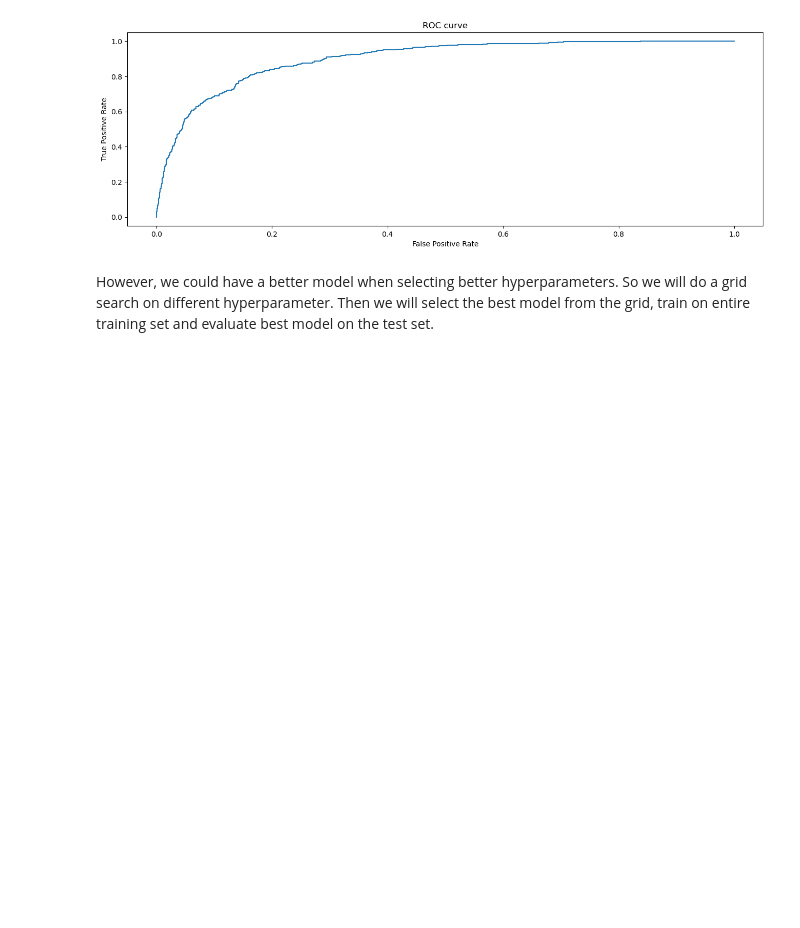
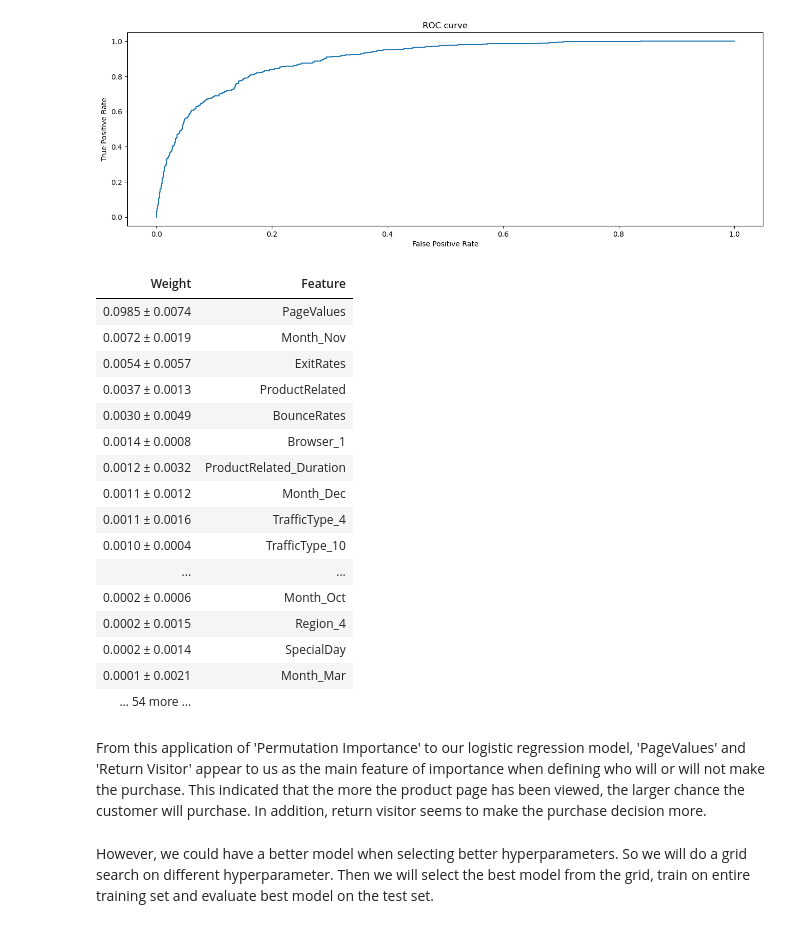
Before and after one commit to COGS118A/Group014-Sp22, a Jupyter notebook: FinalProject_group014.ipynb, the cells around one changed output. Drawn from its saved outputs; the diff is of its cells as text; code cells hidden in the pictures; blank space fills up the shorter version.

Commit message:
update model

```diff
--- a/FinalProject_group014.ipynb
+++ b/FinalProject_group014.ipynb
@@ -112,4 +114,5 @@ dtype: object
 # Convert unbinary element into binary value
 df["Purchase"] = df["Purchase"].replace([True, False],[1, 0])
 df["Weekend"] = df["Weekend"].replace([True, False],[1, 0])
+df = df.drop(columns = ['OperatingSystems', 'Browser', 'Region', 'TrafficType'])
 # %% [markdown]
@@ -134,7 +137,7 @@ def one_hot(df, column):
     tmp = pd.concat([onehot, tmp], axis=1)
     return tmp
 # %%
-categorical_cols = ['VisitorType', 'Month', 'OperatingSystems', 'Region', 'TrafficType', 'Browser']
+categorical_cols = ['VisitorType', 'Month']
 for c in categorical_cols:
     df = one_hot(df, c)
 # %%
@@ -471,6 +476,31 @@ print('Area under the Receiver Operating Characteristic curve:',
 # %% [output]
 Area under the Receiver Operating Characteristic curve: 0.8989351599280678
 [figure]
+# %%
+# finding the Permutation importance
+
+perm = PermutationImportance(clf).fit(X_test, y_test)
+eli5.show_weights(perm, feature_names = X_test.columns.tolist())
+# %% [output]
+| Weight | Feature |
+| 0.0985 ± 0.0074 | PageValues |
+| 0.0072 ± 0.0019 | Month_Nov |
+| 0.0054 ± 0.0057 | ExitRates |
+| 0.0037 ± 0.0013 | ProductRelated |
+| 0.0030 ± 0.0049 | BounceRates |
+| 0.0014 ± 0.0008 | Browser_1 |
+| 0.0012 ± 0.0032 | ProductRelated_Duration |
+| 0.0011 ± 0.0012 | Month_Dec |
+| 0.0011 ± 0.0016 | TrafficType_4 |
+| 0.0010 ± 0.0004 | TrafficType_10 |
+| ... | ... |
+| 0.0002 ± 0.0006 | Month_Oct |
+| 0.0002 ± 0.0015 | Region_4 |
+| 0.0002 ± 0.0014 | SpecialDay |
+| 0.0001 ± 0.0021 | Month_Mar |
+| … 54 more … |  |
+# %% [markdown]
+From this application of 'Permutation Importance' to our logistic regression model, 'PageValues' and 'Return Visitor' appear to us as the main feature of importance when defining who will or will not make the purchase. This indicated that the more the product page has been viewed, the larger chance the customer will purchase. In addition, return visitor seems to make the purchase decision more.
 # %% [markdown]
 However, we could have a better model when selecting better hyperparameters. So we will do a grid search on different hyperparameter. Then we will select the best model from the grid, train on entire training set and evaluate best model on the test set.
 # %%
```
Also changed, not shown: parts of 8 cells of this notebook, 2 other files.
